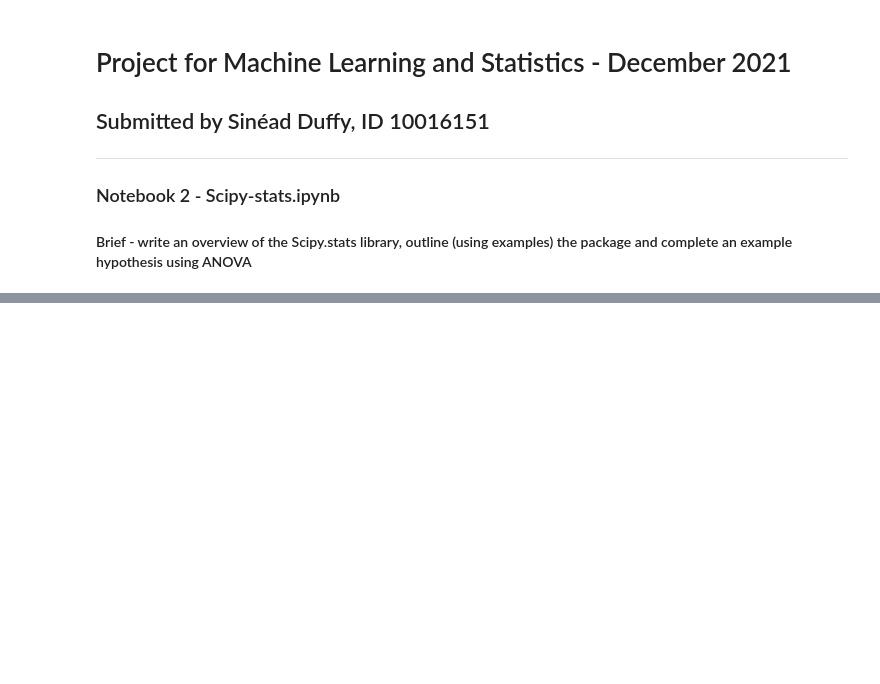
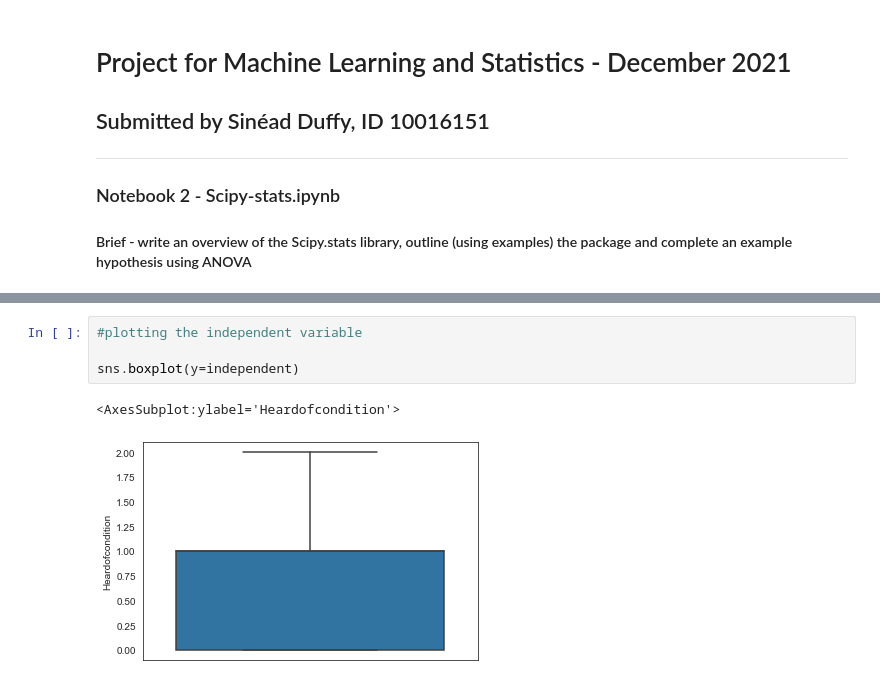
Before and after one commit to sinduff/MLS_Assign, a Jupyter notebook: Scipy-stats.ipynb, the cells around one changed output, grey strips where cells are left out. Cells and saved outputs as stored; diff of their text form; blank space fills up the shorter version.

```diff
--- a/Scipy-stats.ipynb
+++ b/Scipy-stats.ipynb
@@ -19,0 +176,7 @@
+# %%
+#plotting the independent variable
+
+sns.boxplot(y=independent)
+# %% [output]
+<AxesSubplot:ylabel='Heardofcondition'>
+[figure, added]
```
Also changed, not shown: parts of 31 cells of this notebook, 4 other files.
